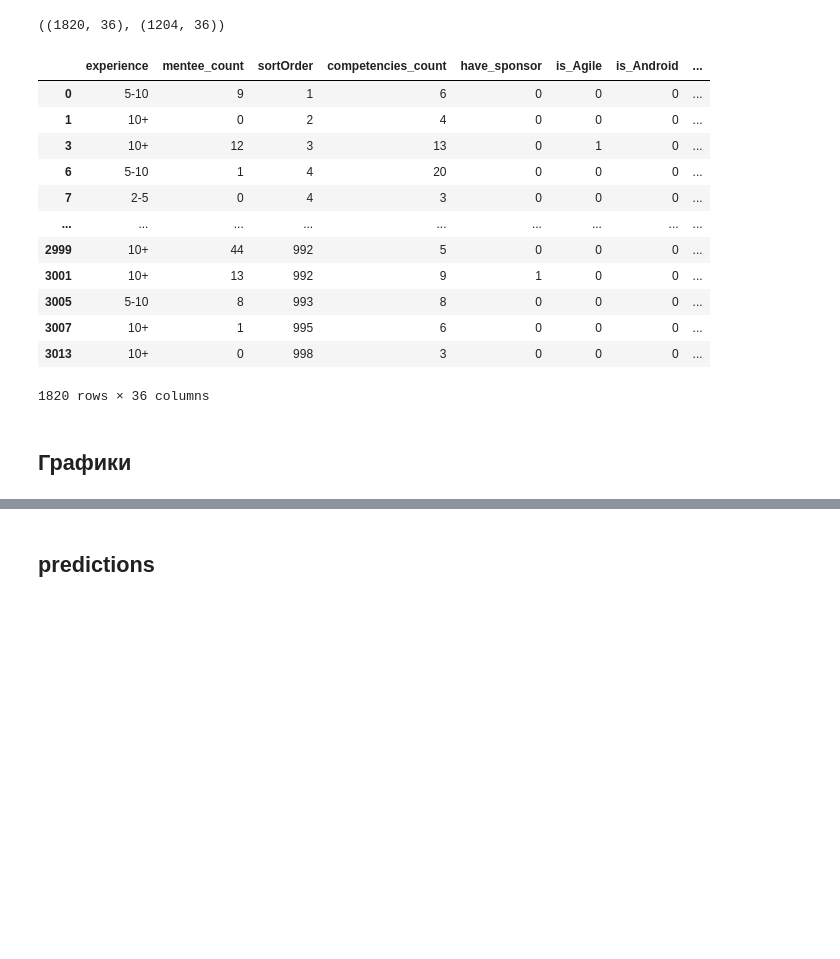
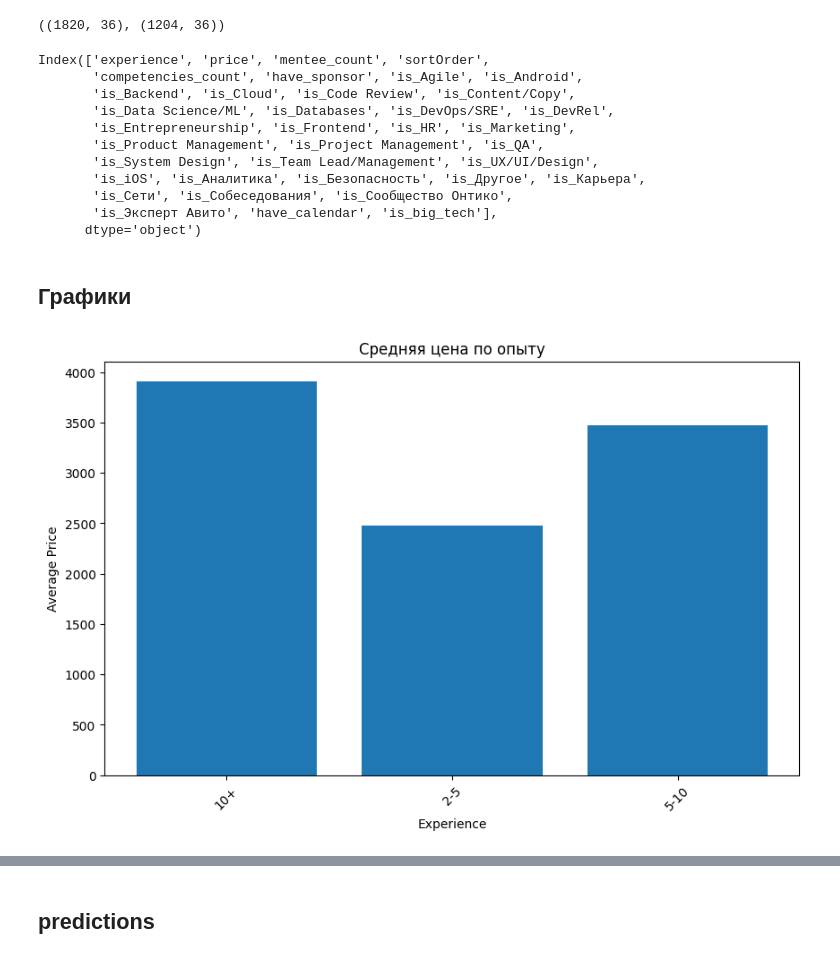
Before and after one commit to Dmitrynnnnn23/mentors_research, a Jupyter notebook: my_research (1).ipynb, the cells around one changed output, grey strips where cells are left out. Cells and saved outputs as stored; diff of their text form; code cells hidden in the pictures; blank space fills up the shorter version.

```diff
--- a/my_research (1).ipynb
+++ b/my_research (1).ipynb
@@ -377,19 +377,31 @@ X_full_train.shape, X_test.shape ## тест немного большеват,
 # %% [output]
 ((1820, 36), (1204, 36))
 # %%
+full_train.columns
 # %% [output]
-|  | experience | mentee_count | sortOrder | competencies_count | have_sponsor | is_Agile | is_Android | ... |
-| 0 | 5-10 | 9 | 1 | 6 | 0 | 0 | 0 | ... |
-| 1 | 10+ | 0 | 2 | 4 | 0 | 0 | 0 | ... |
-| 3 | 10+ | 12 | 3 | 13 | 0 | 1 | 0 | ... |
-| 6 | 5-10 | 1 | 4 | 20 | 0 | 0 | 0 | ... |
-| 7 | 2-5 | 0 | 4 | 3 | 0 | 0 | 0 | ... |
-| ... | ... | ... | ... | ... | ... | ... | ... | ... |
-| 2999 | 10+ | 44 | 992 | 5 | 0 | 0 | 0 | ... |
-| 3001 | 10+ | 13 | 992 | 9 | 1 | 0 | 0 | ... |
-| 3005 | 5-10 | 8 | 993 | 8 | 0 | 0 | 0 | ... |
-| 3007 | 10+ | 1 | 995 | 6 | 0 | 0 | 0 | ... |
-| 3013 | 10+ | 0 | 998 | 3 | 0 | 0 | 0 | ... |
-1820 rows × 36 columns
+Index(['experience', 'price', 'mentee_count', 'sortOrder',
+       'competencies_count', 'have_sponsor', 'is_Agile', 'is_Android',
+       'is_Backend', 'is_Cloud', 'is_Code Review', 'is_Content/Copy',
+       'is_Data Science/ML', 'is_Databases', 'is_DevOps/SRE', 'is_DevRel',
+       'is_Entrepreneurship', 'is_Frontend', 'is_HR', 'is_Marketing',
+       'is_Product Management', 'is_Project Management', 'is_QA',
+       'is_System Design', 'is_Team Lead/Management', 'is_UX/UI/Design',
+       'is_iOS', 'is_Аналитика', 'is_Безопасность', 'is_Другое', 'is_Карьера',
+       'is_Сети', 'is_Собеседования', 'is_Сообщество Онтико',
+       'is_Эксперт Авито', 'have_calendar', 'is_big_tech'],
+      dtype='object')
 # %% [markdown]
 ## Графики
+# %%
+grouped_data = full_train.groupby('experience')['price'].mean().reset_index()
+
+# Строим столбчатую диаграмму
+plt.figure(figsize=(10, 6))
+plt.bar(grouped_data['experience'], grouped_data['price'])
+plt.xlabel('Experience')
+plt.ylabel('Average Price')
+plt.title('Средняя цена по опыту')
+plt.xticks(rotation=45)  # Поворот подписей оси X для удобства
+plt.show()
+# %% [output]
+[figure, added]
```
Also changed, not shown: parts of 3 cells of this notebook.
